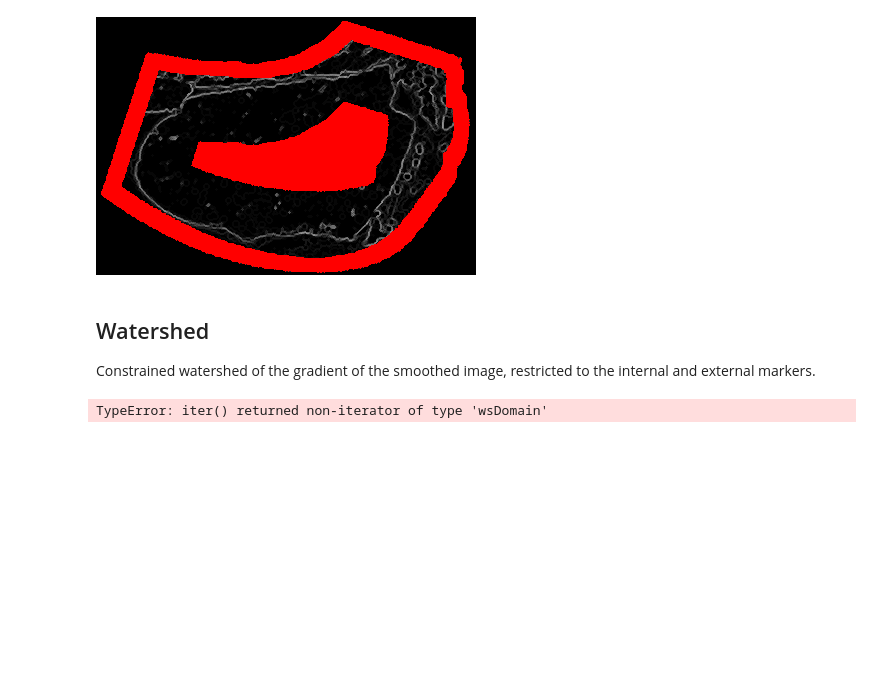
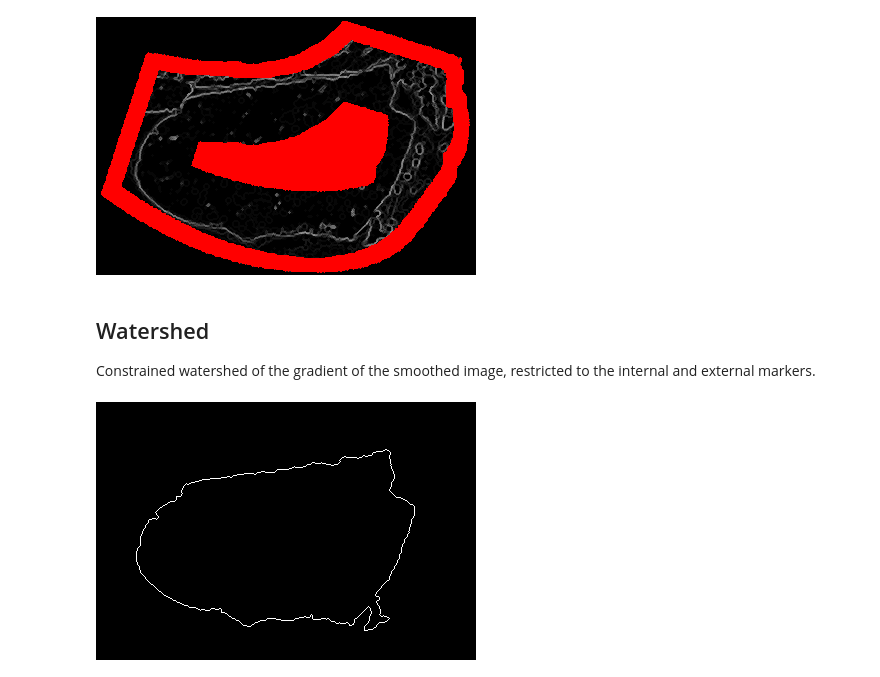
Before and after one commit to robertoalotufo/ia870p3, a Jupyter notebook: dbeef.ipynb, the cells around one changed output. Saved outputs shown, nothing was run; the diff lists cells and outputs as text; code cells hidden in the pictures; blank space fills up the shorter version.

```diff
--- a/dbeef.ipynb
+++ b/dbeef.ipynb
@@ -57,6 +57,6 @@ Image.fromarray(mm.iagshow(h,g).transpose(1,2,0))
 Constrained watershed of the gradient of the smoothed image, restricted to the internal and external markers.
 # %%
 i = mm.iacwatershed(h,g)
-Image.fromarray(i)
+Image.fromarray(i.astype(np.uint8)*255)
 # %% [output]
-TypeError: iter() returned non-iterator of type 'wsDomain'
+[figure, added]
```
Also changed, not shown: parts of 9 cells of this notebook, 2 other files.
